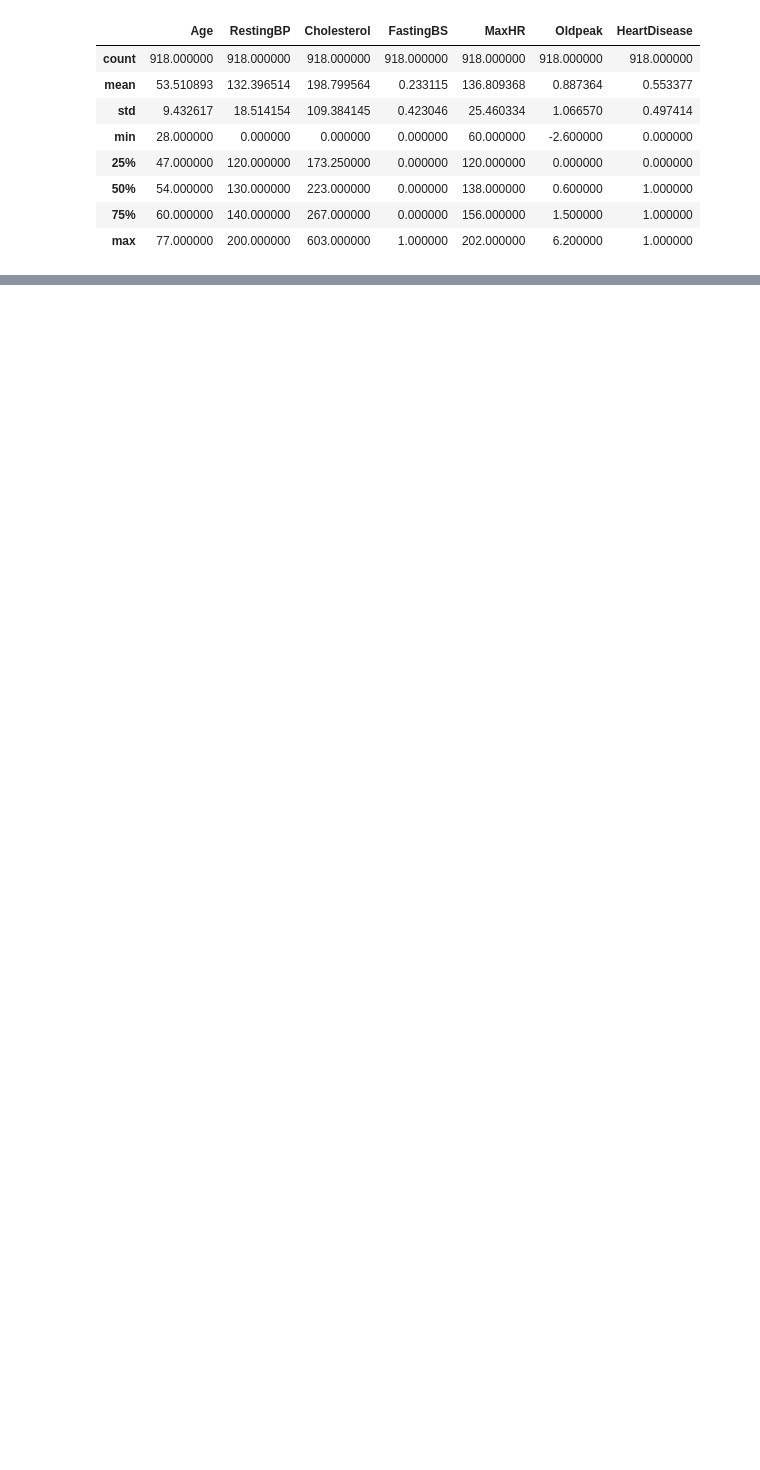
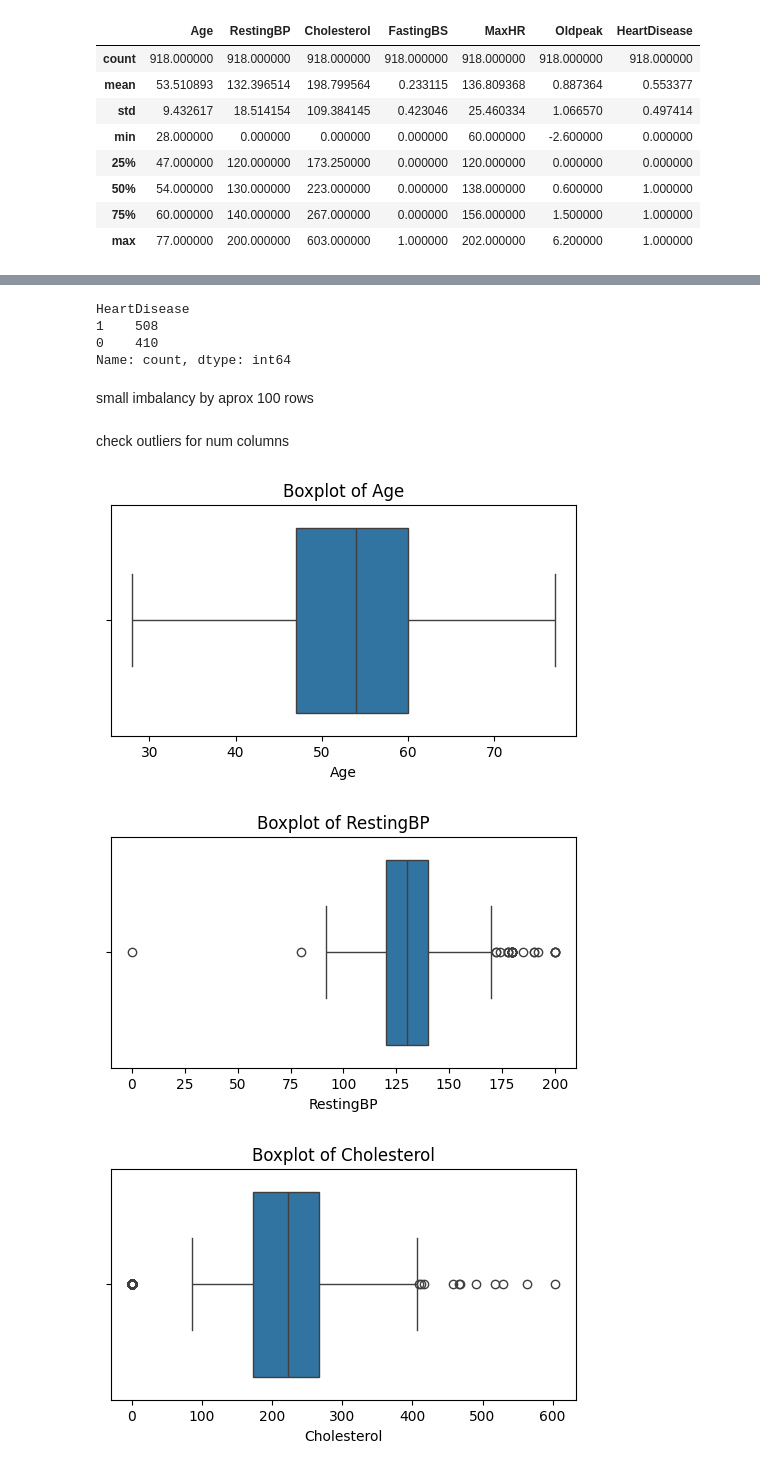
Before and after one commit to SAMANTA1401/Heart_disease_classification, a Jupyter notebook: notebook/EDA.ipynb, the cells around one changed output, grey strips where cells are left out. Cells and saved outputs as stored; diff of their text form; code cells hidden in the pictures; blank space fills up the shorter version.

```diff
--- a/notebook/EDA.ipynb
+++ b/notebook/EDA.ipynb
@@ -83,0 +147,2 @@ df.describe()
+# %%
+num_col = [feature for feature in df.columns if df[feature].dtype != 'O']
@@ -83,0 +199,11 @@ df.describe()
+# %%
+df.HeartDisease.value_counts()
+# %% [output]
+HeartDisease
+1    508
+0    410
+Name: count, dtype: int64
+# %% [markdown]
+small imbalancy by aprox 100 rows
+# %% [markdown]
+check outliers for num columns
@@ -83,0 +214,11 @@ df.describe()
+# %%
+
+for col in num_col:
+    plt.figure(figsize=(6, 3))
+    sns.boxplot(x=df[col])
+    plt.title(f'Boxplot of {col}')
+    plt.show()
+# %% [output]
+[figure, added]
+[figure, added]
+[figure, added]
```
Also changed, not shown: parts of 84 cells of this notebook, 5 other files.
